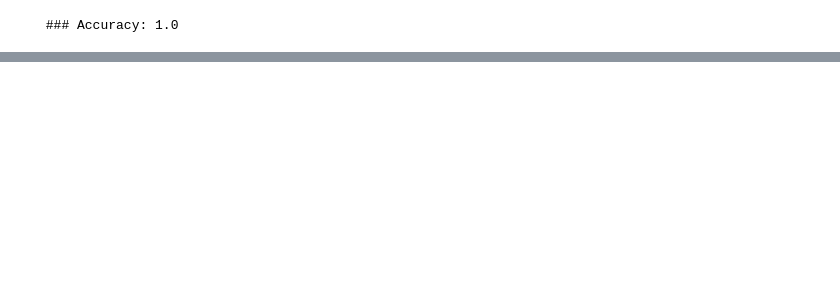
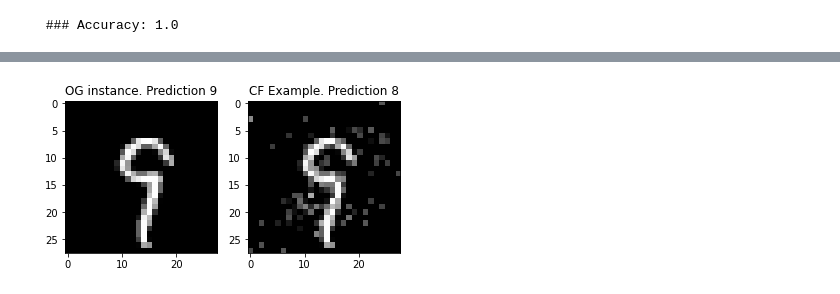
Before and after one commit to thibaultlaugel/growingspheres, a Jupyter notebook: GS simple example.ipynb, the cells around one changed output, grey strips where cells are left out. Saved outputs shown, nothing was run; the diff lists cells and outputs as text; code cells hidden in the pictures; blank space fills up the shorter version.

```diff
--- a/GS simple example.ipynb
+++ b/GS simple example.ipynb
@@ -57,0 +58,4 @@ plt.tight_layout()
+# %%
+%%time
+
+X,y = datasets.fetch_openml(data_id=554, return_X_y=True)
@@ -57,0 +65,14 @@ plt.tight_layout()
+# %%
+%%time
+from sklearn.svm import SVC
+
+# for illustrative purposes, the task is simplified here (it still works from multiclass though)
+classes_ = ['8', '9']
+indices = np.random.choice(X[y.isin(classes_)].index, 3000)
+X2, y2 = X.loc[indices, :], y.loc[indices].astype('int')
+X2 = X2 / 255.0
+X_train, X_test, y_train, y_test = train_test_split(X2, y2, test_size=0.3, random_state=0)
+
+clf = SVC(kernel='rbf', probability=True)
+clf = clf.fit(X_train, y_train)
+print(' ### Accuracy:', accuracy_score(y_test, clf.predict(X_test)))
@@ -57,0 +83,12 @@ plt.tight_layout()
+# %%
+%%time
+
+idx = np.random.choice(X_test.index)
+obs = X_test.loc[idx, :].values.reshape(1, -1)
+
+CF = cf.CounterfactualExplanation(obs, clf.predict, method='GS', target_class=None)
+
+CF.fit(n_in_layer=5000, layer_shape='sphere', sparse=True,
+       first_radius=5.0, dicrease_radius=5.0,  caps=[0.0, 1.0], verbose=True)
+
+cf_x = CF.enemy.reshape(1, -1)
@@ -57,0 +103,12 @@ plt.tight_layout()
+# %%
+fig, (ax1, ax2) = plt.subplots(1,2)
+ax1.imshow(obs.reshape(28, 28), cmap='gray')
+ax1.set_title('OG instance. Prediction %i'%int(clf.predict(obs)))
+
+
+ax2.imshow(cf_x.reshape(28, 28), cmap='gray')
+ax2.set_title('CF Example. Prediction %i'%int(clf.predict(cf_x.reshape(1, -1))))
+
+plt.show()
+# %% [output]
+[figure, added]
```
Also changed, not shown: parts of 8 cells of this notebook, 6 other files.
